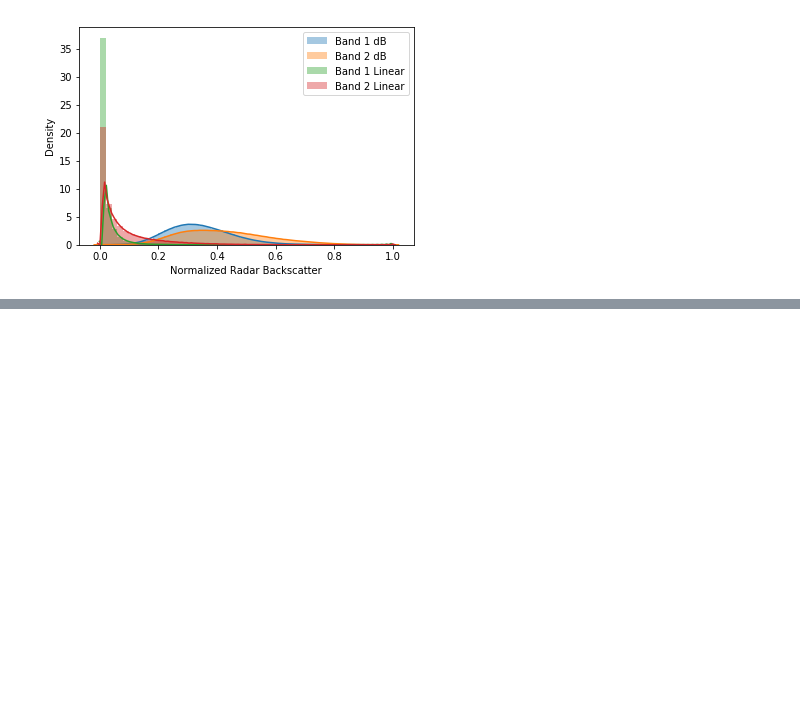
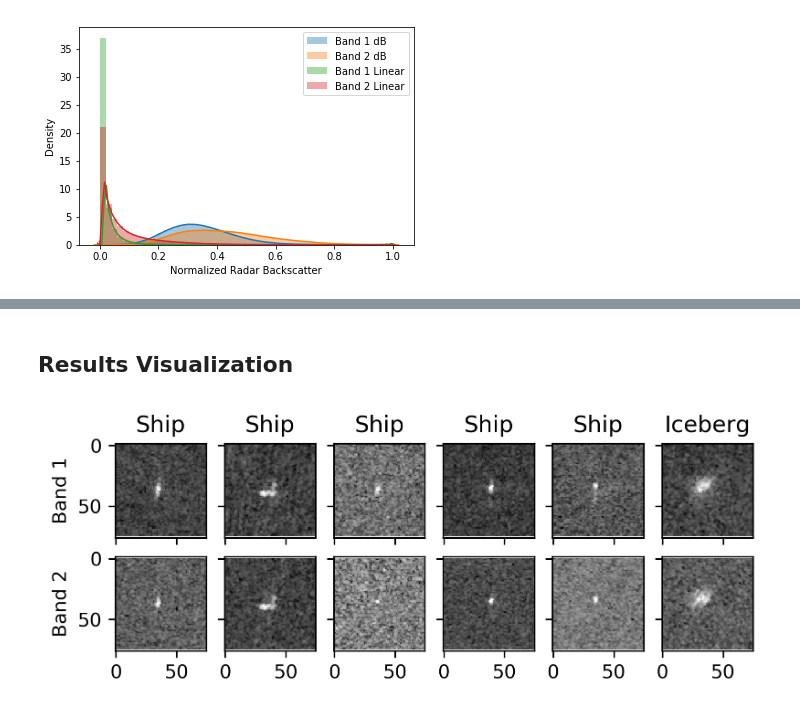
Before and after one commit to JamesFCoffey/Iceberg-or-Ship-CNN-Classifier, a Jupyter notebook: iceberg.ipynb, the cells around one changed output, grey strips where cells are left out. Cells and saved outputs as stored; diff of their text form; code cells hidden in the pictures; blank space fills up the shorter version.

```diff
--- a/iceberg.ipynb
+++ b/iceberg.ipynb
@@ -578,3 +685,21 @@ results
 8424 rows × 2 columns
 # %%
 results.to_csv('results.csv', index=False)
+# %% [markdown]
+## Results Visualization
+# %%
+# Let's see how the model arrives at its predictions by visualizing the first 6 training samples with it's predicted label
+f, axarr = plt.subplots(nrows=2, ncols=6, sharex=True, sharey=True, figsize=(6,2), dpi=300)
+for img in range (6):
+    axarr[0, img].imshow(np.array(trainData['band_1'][img]).reshape((75,75)),cmap='binary_r')
+    if model.predict([np.expand_dims(bandOneTrain_1ch[img],axis=0), np.expand_dims(bandTwoTrain_1ch[img], axis=0)]) < 0.5:
+        axarr[0, img].set_title('Ship')
+    else:
+        axarr[0, img].set_title('Iceberg')
+    axarr[1, img].imshow(np.array(trainData['band_2'][img]).reshape((75,75)),cmap='binary_r')
+axarr[0, 0].set_ylabel('Band 1')
+axarr[1, 0].set_ylabel('Band 2')
+plt.savefig('results.jpg')
+plt.show()
+# %% [output]
+[figure, added]
```
Also changed, not shown: parts of 55 cells of this notebook, 2 other files.
